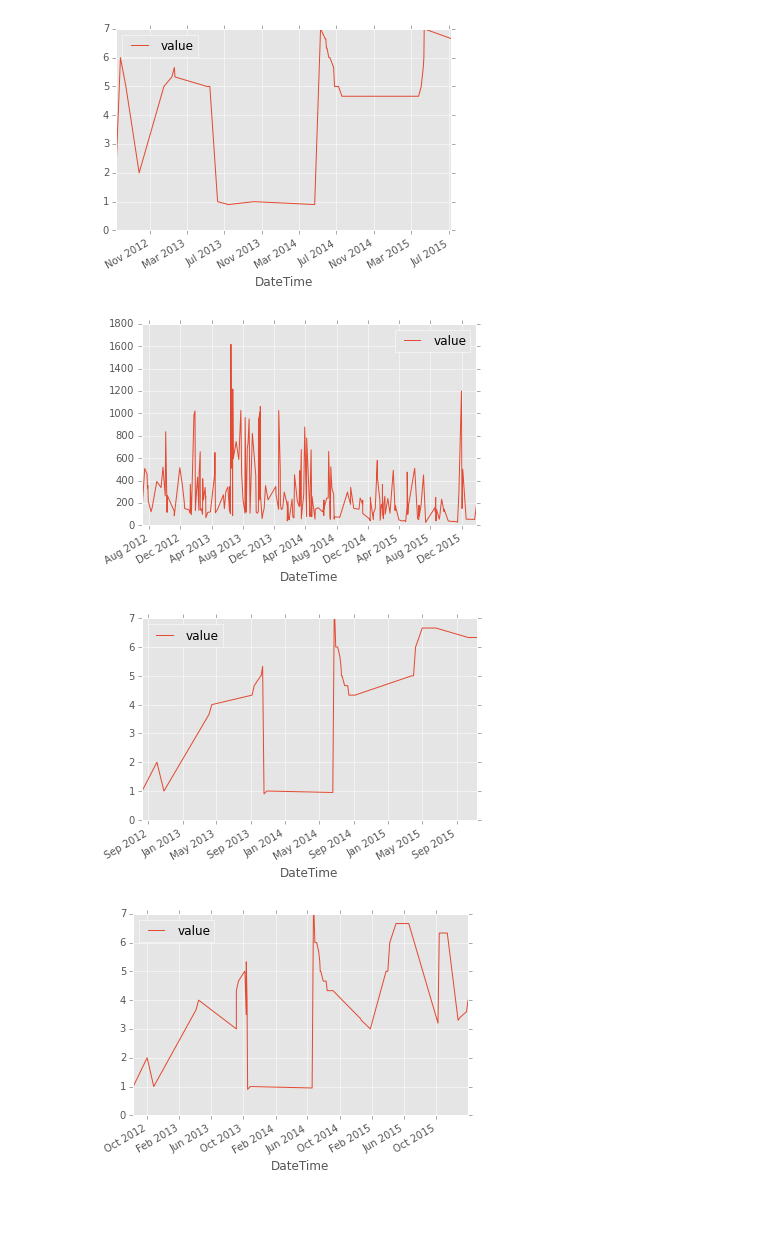
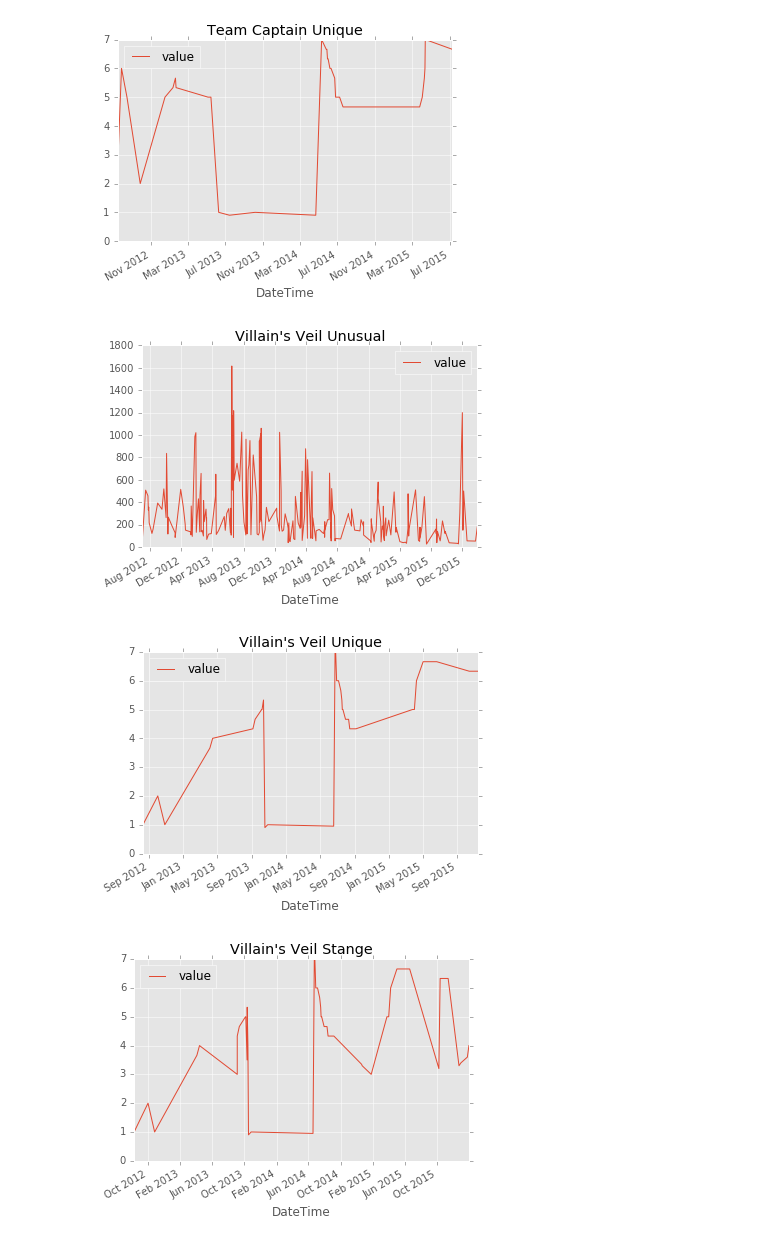
Before and after one commit to NithinPerumal/SteamMarketAnalysis, a Jupyter notebook: IPython Notebook/Nithin's workbook rn.ipynb, the cells around one changed output. Cells and saved outputs as stored; diff of their text form; code cells hidden in the pictures; blank space fills up the shorter version.

Commit message:
Added a dictionary with all the quality types

```diff
--- a/IPython Notebook/Nithin's workbook rn.ipynb
+++ b/IPython Notebook/Nithin's workbook rn.ipynb
@@ -12,6 +12,8 @@ from pandas.io.json import json_normalize
 
 matplotlib.style.use('ggplot');
 %matplotlib inline
+# %%
+qualityDict = {0 : 'Normal', 1 : 'Genuine', 2 : 'Unused', 3 : 'Vintage', 4 : 'Unused', 5 : 'Unusual', 6 : 'Unique', 7 : 'Unused', 8 : 'Unused', 9 : 'Keys', 10 : 'Unused', 11 : 'Strange', 12 : 'Unused', 13 : 'Haunted', 14 : 'Collectors', 15 : 'Unused'}
 # %%
 dfIn = pd.read_csv('itemhistory.csv', dtype={'Craft':str, 'DateTime':dt.datetime, 'DefIndex':np.float64, 'Name':str,
                                             'PriceIndex':str, 'QualInt':np.int64, 'Trade':str, 'currency':str,
@@ -103,9 +63,14 @@ KeyError: '[ 26.   26.   26.  ...,   3.4   3.6   4. ] not in index'
 for item in mostPopular:
     plot1 = df5[df5.Name == item]
     plot1Qual = plot1.QualInt.drop_duplicates('last')
-    print item
+    #print item
     for quality in plot1Qual:
         plot2 = plot1[plot1.QualInt == quality]
-        print quality
-        plot2.plot('DateTime','value')
+        #print quality
+        qualityString = None
+        for key, value in qualityDict.iteritems():
+            if (key == quality):
+                qualityString = qualityDict[quality]
+        titl = item + " " + str(qualityString)
+        plot2.plot(x='DateTime',y='value',title=titl)
 # %% [output]
@@ -135,4 +80,4 @@ Exquisite Rack
-[figure, old version]
+[figure, new version]
-[figure, old version]
+[figure, new version]
-[figure, old version]
+[figure, new version]
-[figure, old version]
+[figure, new version]
```
Also changed, not shown: parts of 6 cells of this notebook.
